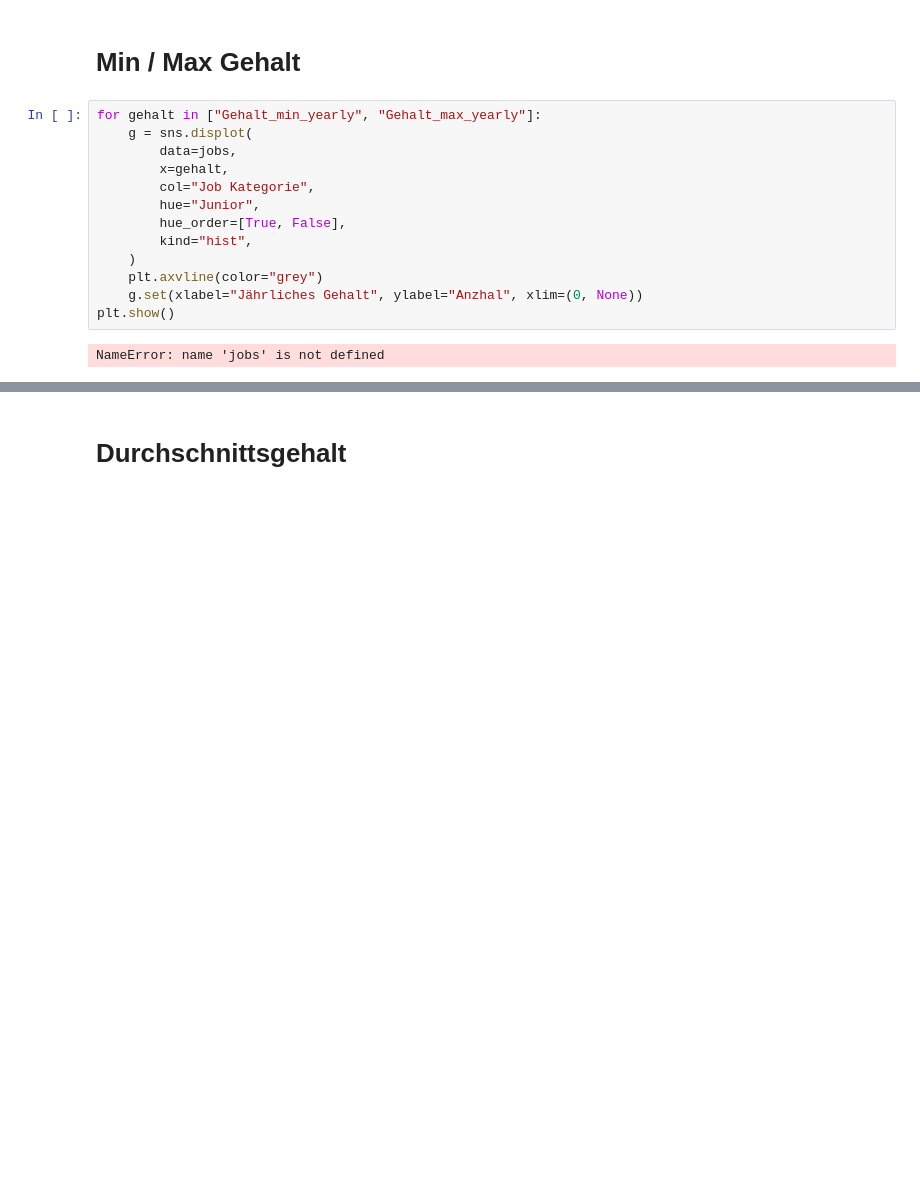
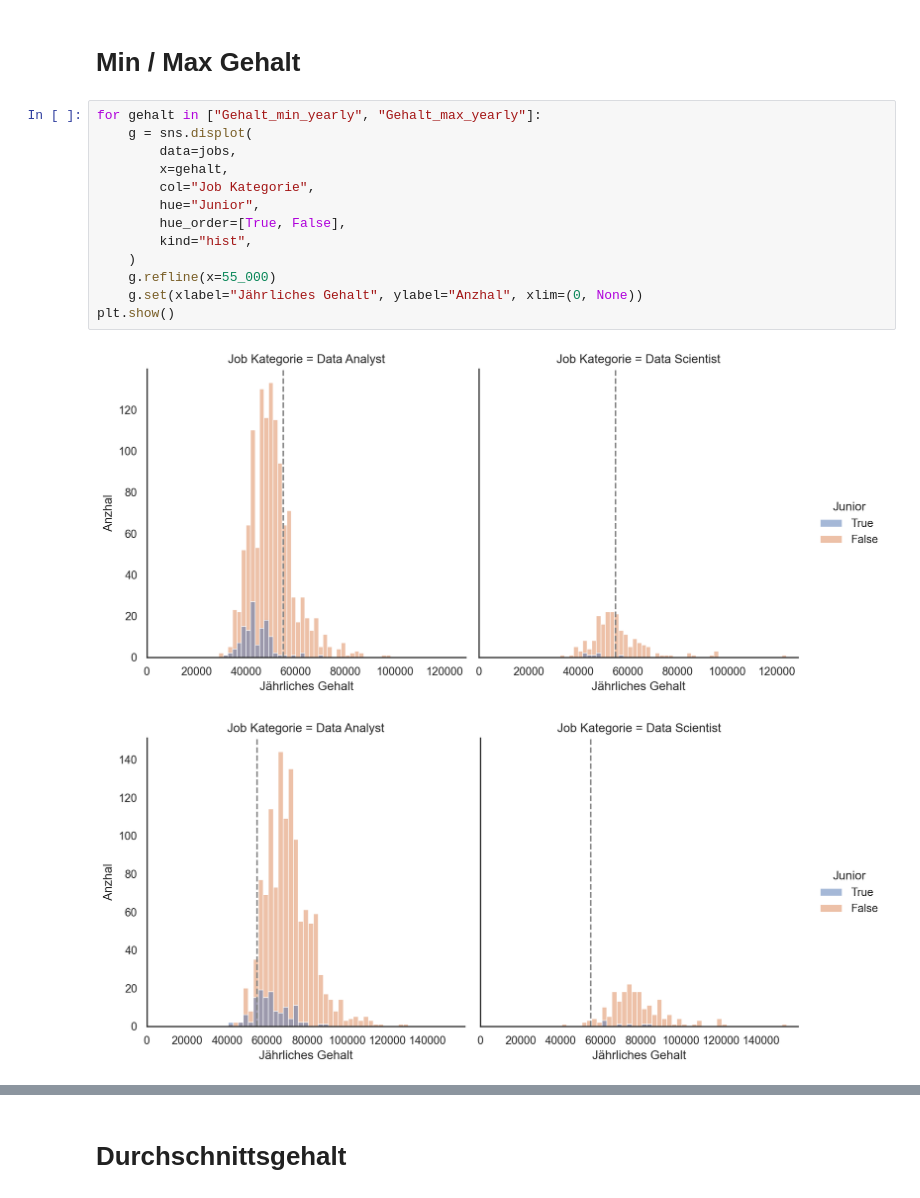
Before and after one commit to tim-hilde/Data-Science-Jobs, a Jupyter notebook: notebooks/03-Gehalt.ipynb, the cells around one changed output, grey strips where cells are left out. Saved outputs shown, nothing was run; the diff lists cells and outputs as text; blank space fills up the shorter version.

```diff
--- a/notebooks/03-Gehalt.ipynb
+++ b/notebooks/03-Gehalt.ipynb
@@ -36,18 +42,19 @@ plt.show()
 # %%
 for gehalt in ["Gehalt_min_yearly", "Gehalt_max_yearly"]:
     g = sns.displot(
         data=jobs,
         x=gehalt,
         col="Job Kategorie",
         hue="Junior",
         hue_order=[True, False],
         kind="hist",
     )
-    plt.axvline(color="grey")
+    g.refline(x=55_000)
     g.set(xlabel="Jährliches Gehalt", ylabel="Anzhal", xlim=(0, None))
 plt.show()
 # %% [output]
-NameError: name 'jobs' is not defined
+[figure, added]
+[figure, added]
 # %%
 g = sns.catplot(
     data=jobs,
```
Also changed, not shown: parts of 5 cells of this notebook, 1 other file.
